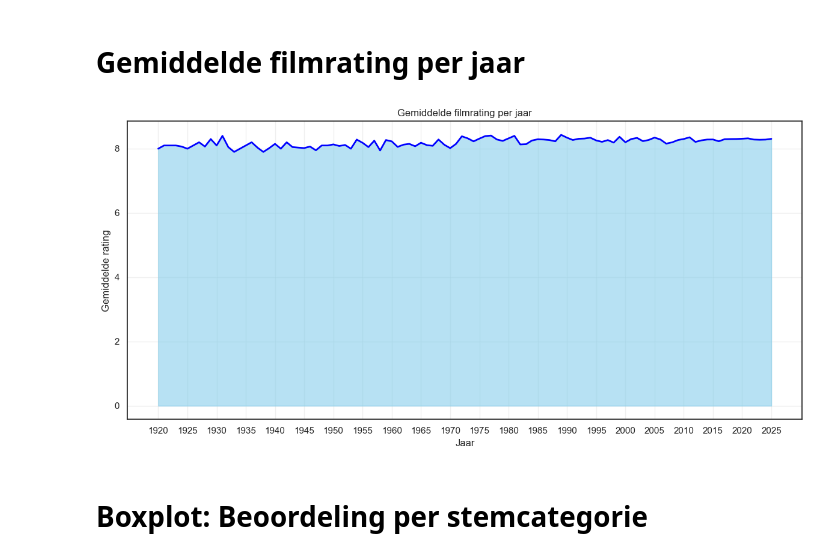
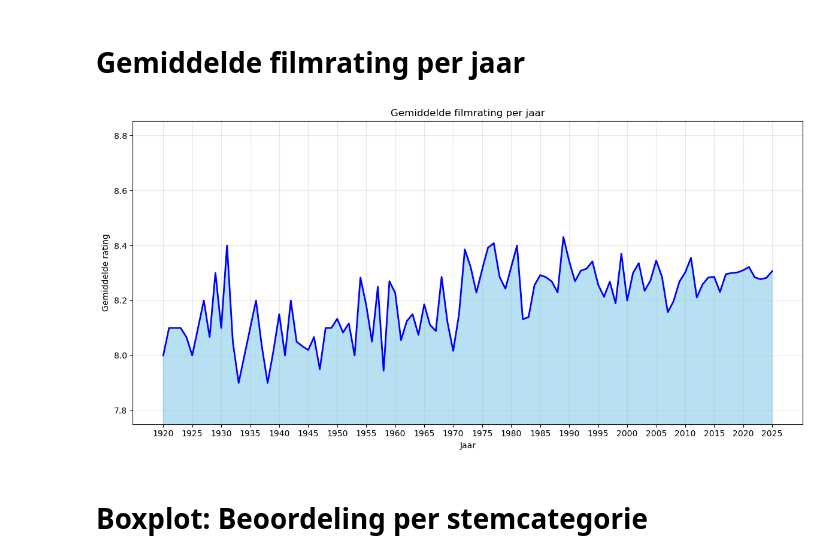
Before and after one commit to WuStanley2006/InfoVis, a Jupyter notebook: main.ipynb, the cells around one changed output. Drawn from its saved outputs; the diff is of its cells as text; code cells hidden in the pictures.

```diff
--- a/main.ipynb
+++ b/main.ipynb
@@ -419,25 +419,25 @@ plt.show()
 # %%
 # Laad je data
 df = pd.read_csv("combined_stats_by_year.csv")
 
 # Bereken gemiddelde rating per jaar
 avg_rating_by_year = df.groupby("releaseYear")["mean_rating"].mean()
 
 # Plot als area plot
 plt.figure(figsize=(12, 6))
 plt.fill_between(avg_rating_by_year.index, avg_rating_by_year.values, color="skyblue", alpha=0.6)
 plt.plot(avg_rating_by_year.index, avg_rating_by_year.values, color="blue", linewidth=2)
 
 plt.title("Gemiddelde filmrating per jaar")
 plt.xlabel("Jaar")
 plt.ylabel("Gemiddelde rating")
 plt.grid(alpha=0.3)
 plt.xticks(range(avg_rating_by_year.index.min(), avg_rating_by_year.index.max() + 1, 5))  # Om de 2 jaar
-
+plt.ylim(bottom=7.75)
 plt.tight_layout()
 plt.show()
 # %% [output]
-[figure, old version]
+[figure, new version]
 # %% [markdown]
 # Boxplot: Beoordeling per stemcategorie
 # %%
```
Also changed, not shown: parts of 8 cells of this notebook.
